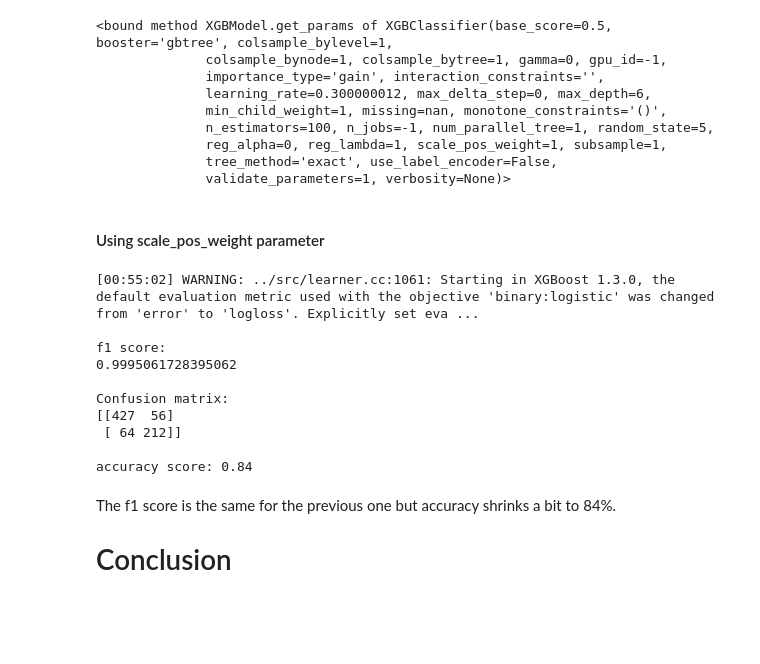
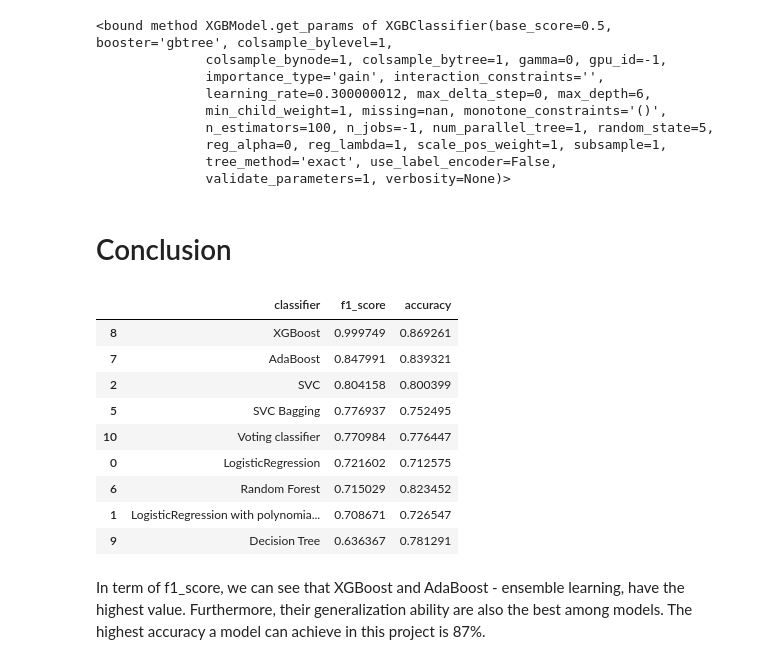
Before and after one commit to mamun-av/IMDB-classification-project, a Jupyter notebook: imdb_classification.ipynb, the cells around one changed output. Saved outputs shown, nothing was run; the diff lists cells and outputs as text; code cells hidden in the pictures; blank space fills up the shorter version.

Commit message:
Finalize project & change README content

```diff
--- a/imdb_classification.ipynb
+++ b/imdb_classification.ipynb
@@ -713,10 +727,12 @@ bag_clf.fit(X_train, y_train)
 train_pred = bag_clf.predict(X_train)
 print(f"f1 score on training set: {f1_score(y_train, train_pred):.2f}\n")
 
-y_pred = grid.predict(X_test)
+y_pred = bag_clf.predict(X_test)
 print(f'Confusion matrix: \n{confusion_matrix(y_test, y_pred)}\n')
 
 print(f"accuracy score: {accuracy_score(y_test, y_pred):.2f}")
+
+result.append({"classifier":"SVC Bagging", "f1_score":f1_score(y_train, train_pred), "accuracy":accuracy_score(y_test, y_pred)})
 # %% [output]
 f1 score on training set: 0.78
 
@@ -749,6 +765,8 @@ y_pred = grid.predict(X_test)
 print(f'Confusion matrix: \n{confusion_matrix(y_test, y_pred)}\n')
 
 print(f"accuracy score: {accuracy_score(y_test, y_pred):.2f}")
+
+result.append({"classifier":"Random Forest", "f1_score":grid.best_score_, "accuracy":accuracy_score(y_test, y_pred)})
 # %% [output]
 Best params:
 {'max_depth': 8, 'max_features': 5, 'n_estimators': 200}
@@ -787,5 +805,7 @@ y_pred = grid.predict(X_test)
 print(f'Confusion matrix: \n{confusion_matrix(y_test, y_pred)}\n')
 
 print(f"accuracy score: {accuracy_score(y_test, y_pred):.2f}")
+
+result.append({"classifier":"AdaBoost", "f1_score":grid.best_score_, "accuracy":accuracy_score(y_test, y_pred)})
 # %% [output]
 Best params:
@@ -817,4 +836,6 @@ y_pred = xg.predict(X_test)
 print(f'Confusion matrix: \n{confusion_matrix(y_test, y_pred)}\n')
 
 print(f"accuracy score: {accuracy_score(y_test, y_pred):.2f}")
+
+result.append({"classifier":"XGBoost", "f1_score":f1_score(y_train, xg.predict(X_train)), "accuracy":accuracy_score(y_test, y_pred)})
 # %% [output]
@@ -842,35 +863,21 @@ xg.get_params
               reg_alpha=0, reg_lambda=1, scale_pos_weight=1, subsample=1,
               tree_method='exact', use_label_encoder=False,
               validate_parameters=1, verbosity=None)>
-# %% [markdown]
-#### Using scale_pos_weight parameter
-# %%
-weight = y.value_counts().values[0]/y.value_counts().values[1]
-
-X_train, X_test, y_train, y_test = train_test_split(X_dt, y, train_size=0.8, random_state=5)
-
-xg = XGBClassifier(use_label_encoder=False, n_jobs=-1, random_state=5, scale_pos_weight=weight)
-
-xg.fit(X_train, y_train)
-
-print(f'\nf1 score: \n{f1_score(y_train, xg.predict(X_train))}\n')
-
-y_pred = xg.predict(X_test)
-
-print(f'Confusion matrix: \n{confusion_matrix(y_test, y_pred)}\n')
-
-print(f"accuracy score: {accuracy_score(y_test, y_pred):.2f}")
-# %% [output]
-[00:55:02] WARNING: ../src/learner.cc:1061: Starting in XGBoost 1.3.0, the default evaluation metric used with the objective 'binary:logistic' was changed from 'error' to 'logloss'. Explicitly set eva ...
-
-f1 score:
-0.9995061728395062
-
-Confusion matrix:
-[[427  56]
- [ 64 212]]
-
-accuracy score: 0.84
-# %% [markdown]
-The f1 score is the same for the previous one but accuracy shrinks a bit to 84%.
-# Conclusion
+# %% [markdown]
+# Conclusion
+# %%
+df_result = pd.DataFrame(result)
+df_result.sort_values("f1_score", ascending=False)
+# %% [output]
+|  | classifier | f1_score | accuracy |
+| 8 | XGBoost | 0.999749 | 0.869261 |
+| 7 | AdaBoost | 0.847991 | 0.839321 |
+| 2 | SVC | 0.804158 | 0.800399 |
+| 5 | SVC Bagging | 0.776937 | 0.752495 |
+| 10 | Voting classifier | 0.770984 | 0.776447 |
+| 0 | LogisticRegression | 0.721602 | 0.712575 |
+| 6 | Random Forest | 0.715029 | 0.823452 |
+| 1 | LogisticRegression with polynomia... | 0.708671 | 0.726547 |
+| 9 | Decision Tree | 0.636367 | 0.781291 |
+# %% [markdown]
+In term of f1_score, we can see that XGBoost and AdaBoost - ensemble learning, have the highest value. Furthermore, their generalization ability are also the best among models. The highest accuracy a model can achieve in this project is 87%.
```
Also changed, not shown: parts of 21 cells of this notebook, 1 other file.
